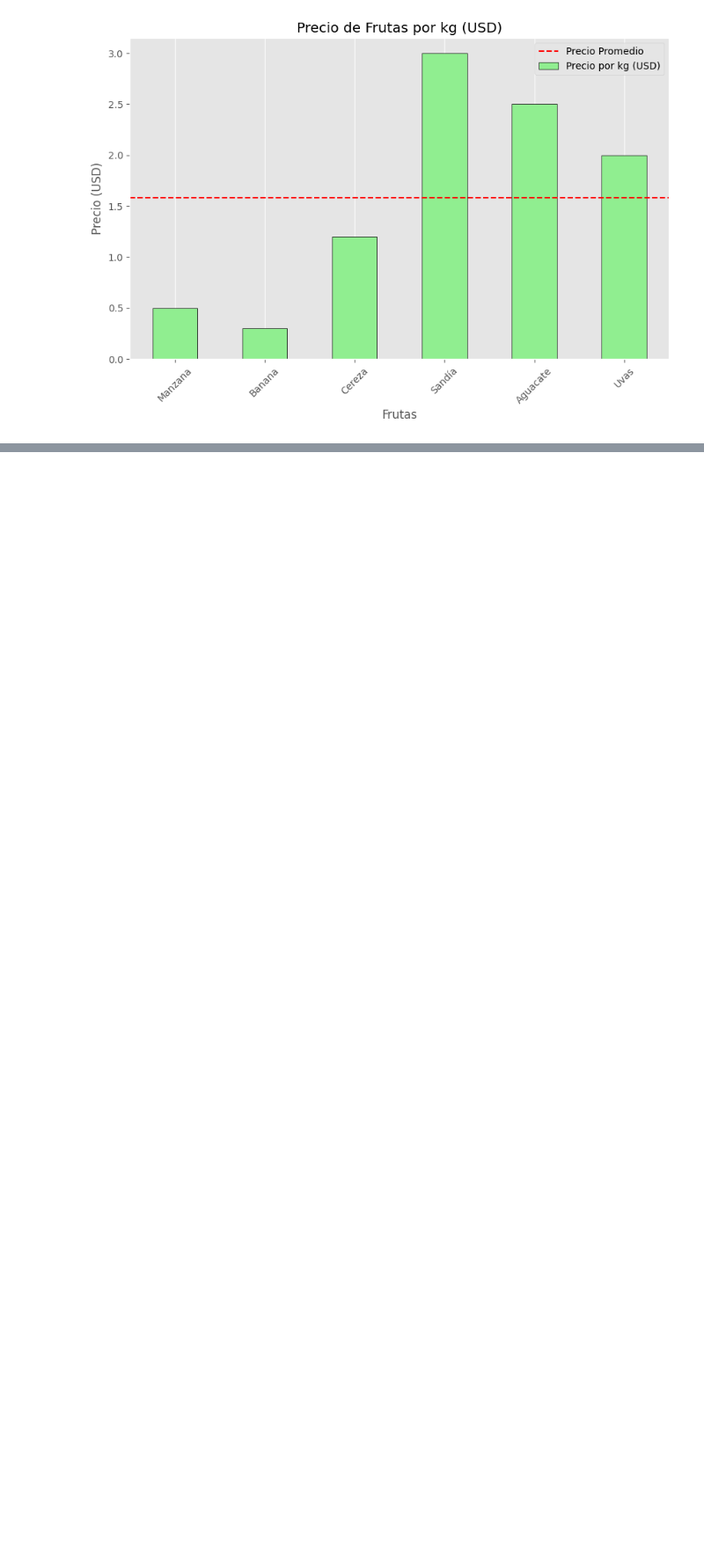
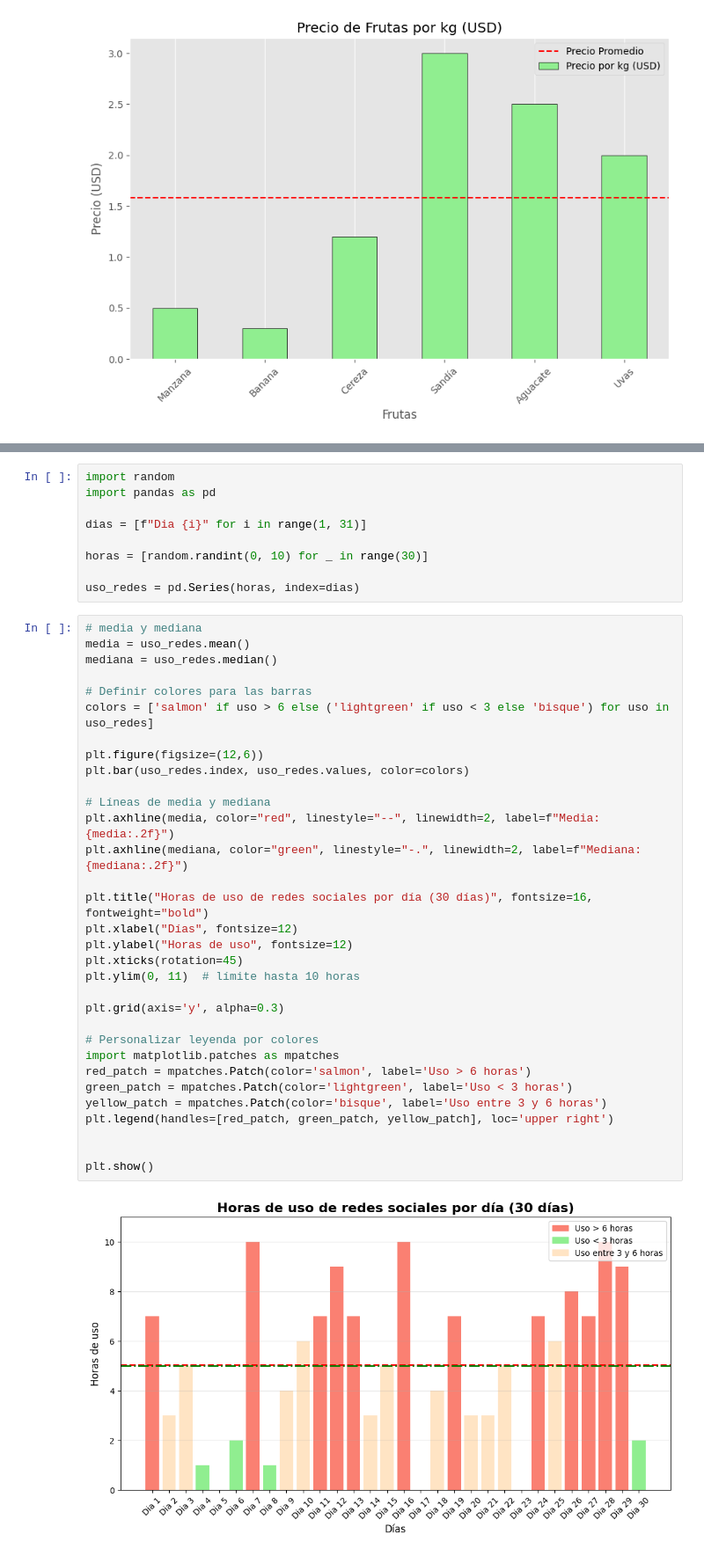
Before and after one commit to alanPalma25/sic-2025-python-ai, a Jupyter notebook: class_notes.ipynb, the cells around one changed output, grey strips where cells are left out. Shown: that part at 88% size. Cells and saved outputs as stored; diff of their text form; blank space fills up the shorter version.

```diff
--- a/class_notes.ipynb
+++ b/class_notes.ipynb
@@ -422,0 +426,43 @@ plt.show()
+# %%
+import random
+import pandas as pd
+
+dias = [f"Dia {i}" for i in range(1, 31)]
+
+horas = [random.randint(0, 10) for _ in range(30)]
+
+uso_redes = pd.Series(horas, index=dias)
+# %%
+# media y mediana
+media = uso_redes.mean()
+mediana = uso_redes.median()
+
+# Definir colores para las barras
+colors = ['salmon' if uso > 6 else ('lightgreen' if uso < 3 else 'bisque') for uso in uso_redes]
+
+plt.figure(figsize=(12,6))
+plt.bar(uso_redes.index, uso_redes.values, color=colors)
+
+# Líneas de media y mediana
+plt.axhline(media, color="red", linestyle="--", linewidth=2, label=f"Media: {media:.2f}")
+plt.axhline(mediana, color="green", linestyle="-.", linewidth=2, label=f"Mediana: {mediana:.2f}")
+
+plt.title("Horas de uso de redes sociales por día (30 días)", fontsize=16, fontweight="bold")
+plt.xlabel("Días", fontsize=12)
+plt.ylabel("Horas de uso", fontsize=12)
+plt.xticks(rotation=45)
+plt.ylim(0, 11)  # límite hasta 10 horas
+
+plt.grid(axis='y', alpha=0.3)
+
+# Personalizar leyenda por colores
+import matplotlib.patches as mpatches
+red_patch = mpatches.Patch(color='salmon', label='Uso > 6 horas')
+green_patch = mpatches.Patch(color='lightgreen', label='Uso < 3 horas')
+yellow_patch = mpatches.Patch(color='bisque', label='Uso entre 3 y 6 horas')
+plt.legend(handles=[red_patch, green_patch, yellow_patch], loc='upper right')
+
+
+plt.show()
+# %% [output]
+[figure, added]
```
Also changed, not shown: parts of 2 cells of this notebook, 4 other files.
